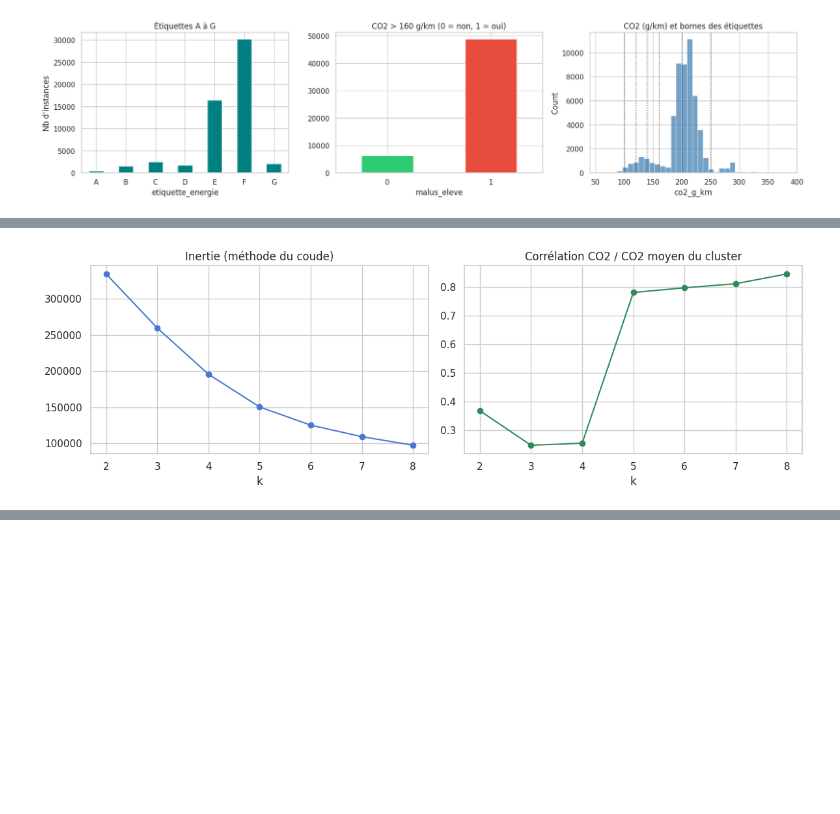
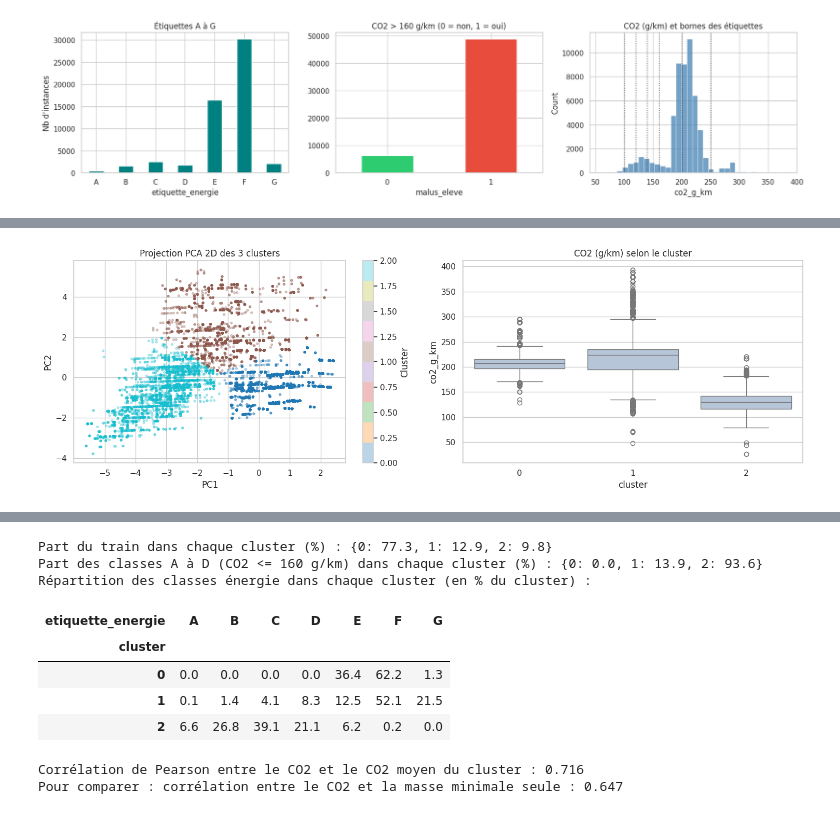
Before and after one commit to Polbailleul/AAA-Project-Levalois-Bailleul, a Jupyter notebook: Notebook_Bailleul_Levalois.ipynb, the cells around one changed output, grey strips where cells are left out. Cells and saved outputs as stored; diff of their text form; code cells hidden in the pictures; blank space fills up the shorter version.

```diff
--- a/Notebook_Bailleul_Levalois.ipynb
+++ b/Notebook_Bailleul_Levalois.ipynb
@@ -521,13 +600,27 @@ def add_features(d):
     d = d.copy()
     d["type_boite"] = d["boite_rapports"].astype(str).str.strip().str[0]
     d["nb_rapports"] = pd.to_numeric(d["boite_rapports"].astype(str).str.extract(r"(\d+)", expand=False), errors="coerce")
-    d.loc[d["type_boite"] == "V", "nb_rapports"] = np.nan   # boîte à variation continue (« V 0 ») : pas de nombre de rapports
+    d.loc[d["type_boite"] == "V", "nb_rapports"] = np.nan     # boîte à variation continue (« V 0 ») : pas de rapports fixes
     d["puiss_par_tonne"] = d["puiss_max_kw"] / (d["masse_min_kg"] / 1000.0)
     d["ecart_masse_kg"] = d["masse_max_kg"] - d["masse_min_kg"]
+
+    desc = d["description"].astype(str).str.upper()
+    # Cylindrée en litres, quand elle est écrite dans la description (« VIANO 2.2 CDI », « GIULIETTA 1.4 T-JET »)
+    d["cylindree_l"] = pd.to_numeric(desc.str.extract(r"(?<![\d.])([1-6]\.\d)(?!\d)", expand=False), errors="coerce")
+    # Transmission intégrale : 4x4, 4MATIC (Mercedes), QUATTRO (Audi), 4MOTION (Volkswagen), XDRIVE (BMW), AWD, 4WD
+    d["integrale"] = desc.str.contains(r"4X4|4MATIC|QUATTRO|4MOTION|XDRIVE|AWD|4WD").astype(int)
+    # Version présentée comme économique par le constructeur (BlueMotion, BlueHDi, Blue Lion, Ecoflex, Ecomotive, ECO, Start/Stop).
+    # BLUETEC (dépollution Mercedes), ECOBOOST (moteur Ford) ou STARTLINE (finition) ne sont pas des versions économiques.
+    d["version_eco"] = desc.str.contains(r"BLUEMOTION|BLUE ?HDI|BLUE LION|ECOFLEX|ECOMOTIVE|ECONETIC|\bECO\b|S/S|START ?/ ?STOP|STOP ?[/&] ?START").astype(int)
     return d
 
 train_set = add_features(train_set)
 test_set = add_features(test_set)
-display(train_set[["boite_rapports", "type_boite", "nb_rapports", "puiss_par_tonne", "ecart_masse_kg"]].head(5))
+display(train_set[["description", "type_boite", "nb_rapports", "cylindree_l", "integrale", "version_eco"]].drop_duplicates("description").head(6))
 print(train_set["type_boite"].value_counts().to_dict())
+print("Boîtes à variation continue dans le train :", (train_set["type_boite"] == "V").sum())
+print(f"Cylindrée trouvée dans la description : {train_set['cylindree_l'].notna().mean():.1%} des instances du train")
+print("Modèles les plus fréquents sans cylindrée :", train_set.loc[train_set["cylindree_l"].isna(), "modele"].value_counts().head(4).to_dict())
+print(f"Transmission intégrale : {train_set['integrale'].mean():.1%} | version économique : {train_set['version_eco'].mean():.1%}")
+print("CO2 moyen selon version économique (0/1) :", train_set.groupby("version_eco")["co2_g_km"].mean().round(1).to_dict())
 # %% [output]
@@ -815,20 +973,35 @@ Comme pour la section 5, on les garde car ce sont de vrais véhicules. On ne fai
 # %%
-# Choix du nombre de clusters k :
-#  - inertie de KMeans : on cherche un « coude »
-#  - lien avec la cible : corrélation de Pearson entre le CO2 d'une instance et le CO2 moyen de son cluster
-co2_tr = train_set["co2_g_km"]
-res = []
-for k in range(2, 9):
-    km_k = KMeans(n_clusters=k, n_init=10, random_state=SEED).fit(X_num)
-    co2_moyen_cluster = co2_tr.groupby(km_k.labels_).transform("mean")
-    res.append({"k": k, "inertie": km_k.inertia_, "corr. CO2 / CO2 moyen du cluster": co2_tr.corr(co2_moyen_cluster)})
-res = pd.DataFrame(res).set_index("k")
+K = 3
+km = KMeans(n_clusters=K, n_init=10, random_state=SEED).fit(X_num)
+explore["cluster"] = km.labels_
+X_pca = pca_full.transform(X_num)[:, :2]
 
-fig, ax = plt.subplots(1, 2, figsize=(12, 4))
-ax[0].plot(res.index, res["inertie"], marker="o"); ax[0].set_title("Inertie"); ax[0].set_xlabel("k")
-ax[1].plot(res.index, res["corr. CO2 / CO2 moyen du cluster"], marker="o", color="seagreen")
-ax[1].set_title("Corrélation CO2 / CO2 moyen du cluster"); ax[1].set_xlabel("k")
-plt.tight_layout(); plt.show()
-display(res.round(3))
+fig, ax = plt.subplots(1, 2, figsize=(15, 5))
+sc = ax[0].scatter(X_pca[:, 0], X_pca[:, 1], c=explore["cluster"], cmap="tab10", alpha=0.3, s=8)
+ax[0].set_title(f"Projection PCA 2D des {K} clusters"); ax[0].set_xlabel("PC1"); ax[0].set_ylabel("PC2")
+plt.colorbar(sc, ax=ax[0], label="Cluster")
+sns.boxplot(x="cluster", y="co2_g_km", data=explore, ax=ax[1], color="lightsteelblue")
+ax[1].set_title("CO2 (g/km) selon le cluster"); plt.tight_layout(); plt.show()
+
+# Profil de chaque cluster
+dominant = lambda s: s.value_counts().index[0]
+part_dom = lambda s: s.value_counts(normalize=True).iloc[0]
+profil = explore.groupby("cluster").agg(
+    taille=("co2_g_km", "size"), co2_moyen=("co2_g_km", "mean"), masse_min_moy=("masse_min_kg", "mean"),
+    puiss_moy=("puiss_max_kw", "mean"),
+    carburant_dom=("carburant", dominant), part_carburant=("carburant", part_dom),
+    marque_dom=("marque", dominant), part_marque=("marque", part_dom),
+    carrosserie_dom=("carrosserie", dominant), part_carrosserie=("carrosserie", part_dom),
+    gamme_dom=("gamme", dominant), part_gamme=("gamme", part_dom)).round(2)
+display(profil)
+print("Part du train dans chaque cluster (%) :", (explore["cluster"].value_counts(normalize=True).sort_index() * 100).round(1).to_dict())
+print("Part des classes A à D (CO2 <= 160 g/km) dans chaque cluster (%) :", ((1 - explore.groupby("cluster")["malus_eleve"].mean()) * 100).round(1).to_dict())
+
+# Lien avec la cible (interprétation)
+print("Répartition des classes énergie dans chaque cluster (en % du cluster) :")
+display((pd.crosstab(explore["cluster"], explore["etiquette_energie"], normalize="index") * 100).round(1))
+r_cluster = explore["co2_g_km"].corr(explore.groupby("cluster")["co2_g_km"].transform("mean"))
+print(f"Corrélation de Pearson entre le CO2 et le CO2 moyen du cluster : {r_cluster:.3f}")
+print(f"Pour comparer : corrélation entre le CO2 et la masse minimale seule : {explore['co2_g_km'].corr(explore['masse_min_kg']):.3f}")
 # %% [output]
-[figure, old version]
+[figure, new version]
@@ -844 +1013,11 @@ display(res.round(3))
+Part du train dans chaque cluster (%) : {0: 77.3, 1: 12.9, 2: 9.8}
+Part des classes A à D (CO2 <= 160 g/km) dans chaque cluster (%) : {0: 0.0, 1: 13.9, 2: 93.6}
+Répartition des classes énergie dans chaque cluster (en % du cluster) :
+| etiquette_energie | A | B | C | D | E | F | G |
+| cluster |  |  |  |  |  |  |  |
+| 0 | 0.0 | 0.0 | 0.0 | 0.0 | 36.4 | 62.2 | 1.3 |
+| 1 | 0.1 | 1.4 | 4.1 | 8.3 | 12.5 | 52.1 | 21.5 |
+| 2 | 6.6 | 26.8 | 39.1 | 21.1 | 6.2 | 0.2 | 0.0 |
+Corrélation de Pearson entre le CO2 et le CO2 moyen du cluster : 0.716
+Pour comparer : corrélation entre le CO2 et la masse minimale seule : 0.647
 # %% [markdown]
```
Also changed, not shown: parts of 78 cells of this notebook, 1 other file.
